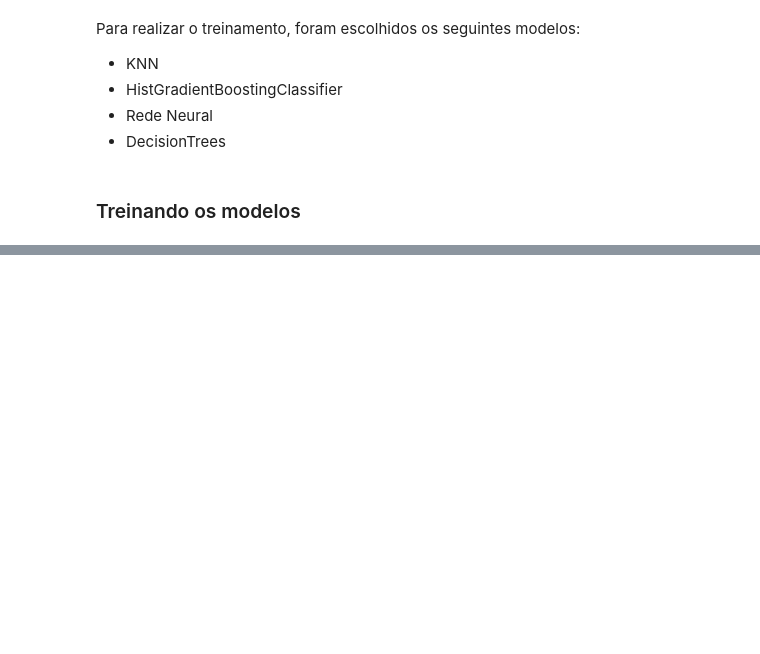
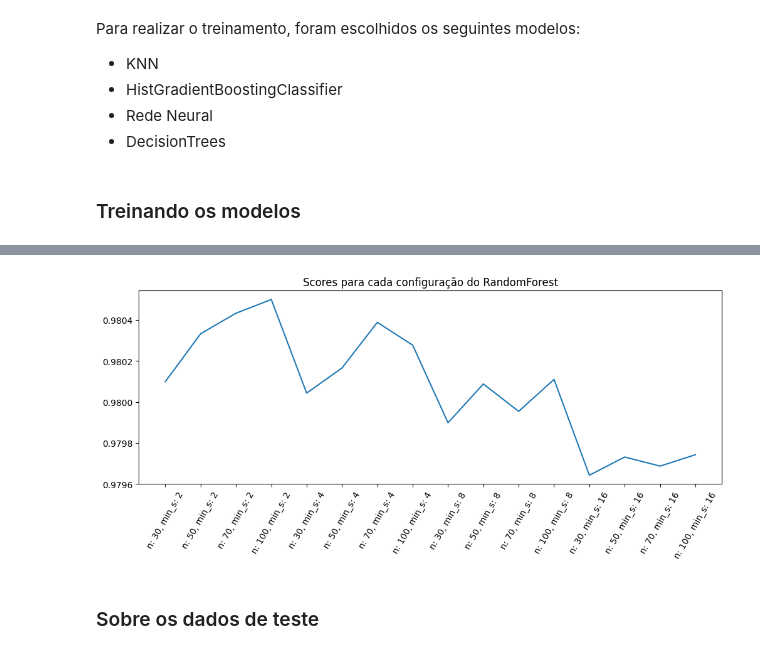
Before and after one commit to Pendulun/TWINSCausalidadeML, a Jupyter notebook: notebooks/3-dsc-models-training.ipynb, the cells around one changed output, grey strips where cells are left out. Drawn from its saved outputs; the diff is of its cells as text; code cells hidden in the pictures; blank space fills up the shorter version.

```diff
--- a/notebooks/3-dsc-models-training.ipynb
+++ b/notebooks/3-dsc-models-training.ipynb
@@ -417,0 +526,11 @@ TypeError: __init__() got an unexpected keyword argument 'categorical_features'
+# %%
+params_axis = [f"n: {param['n_estimators']}, min_s: {param['min_samples_split']}" for param in all_params[models[3]]]
+plt.figure(figsize=(12,4))
+plt.plot(params_axis, mean_test_scores[models[3]])
+plt.title("Scores para cada configuração do RandomForest")
+plt.xticks(rotation=60)
+plt.show()
+# %% [output]
+[figure, added]
+# %% [markdown]
+### Sobre os dados de teste
```
Also changed, not shown: parts of 44 cells of this notebook, 16 other files.
